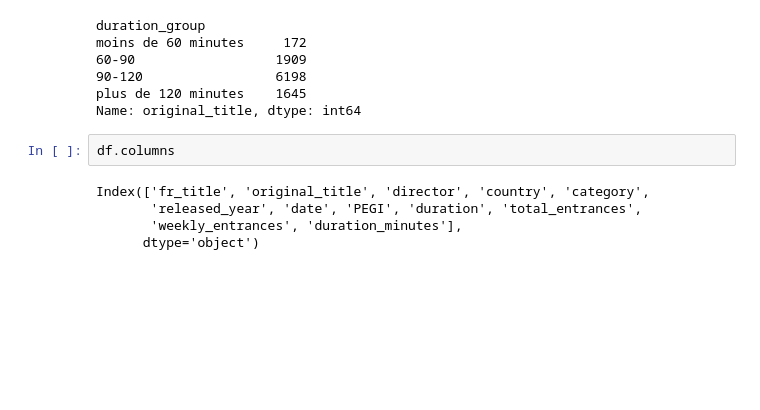
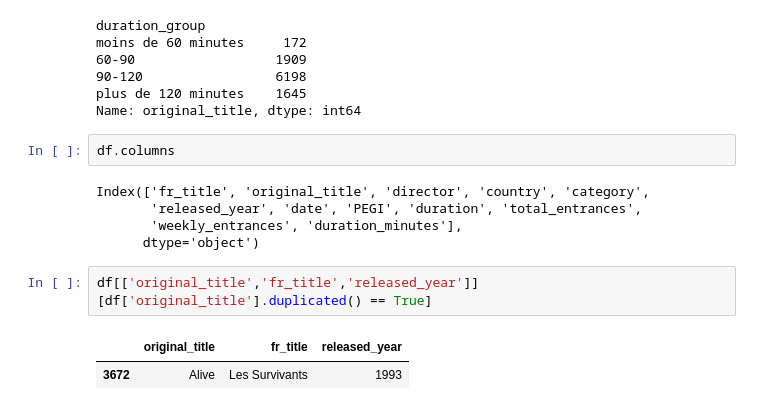
Before and after one commit to haceneZERROUK/MLrecap_scraping, a Jupyter notebook: jpbox_movies/eda.ipynb, the cells around one changed output. Drawn from its saved outputs; the diff is of its cells as text; blank space fills up the shorter version.

```diff
--- a/jpbox_movies/eda.ipynb
+++ b/jpbox_movies/eda.ipynb
@@ -383,3 +344,8 @@ Index(['fr_title', 'original_title', 'director', 'country', 'category',
        'released_year', 'date', 'PEGI', 'duration', 'total_entrances',
        'weekly_entrances', 'duration_minutes'],
       dtype='object')
+# %%
+df[['original_title','fr_title','released_year']][df['original_title'].duplicated() == True]
+# %% [output]
+|  | original_title | fr_title | released_year |
+| 3672 | Alive | Les Survivants | 1993 |
```
Also changed, not shown: parts of 11 cells of this notebook, 4 other files.
